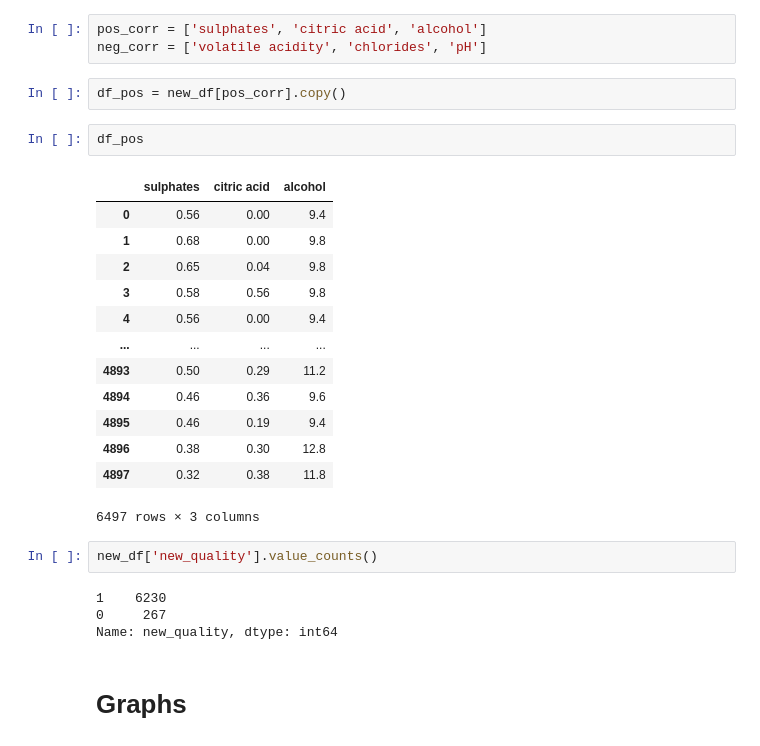
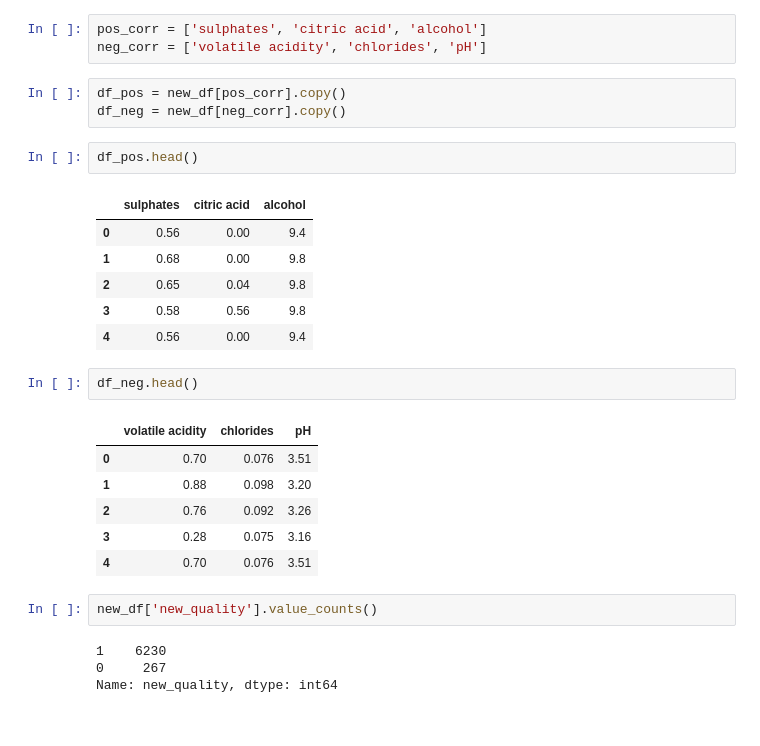
Before and after one commit to Harshal12355/Wine-Quality, a Jupyter notebook: wine-quality.ipynb, the cells around one changed output. Cells and saved outputs as stored; diff of their text form.

```diff
--- a/wine-quality.ipynb
+++ b/wine-quality.ipynb
@@ -266,27 +274,28 @@ pos_corr = ['sulphates', 'citric acid', 'alcohol']
 neg_corr = ['volatile acidity', 'chlorides', 'pH']
 # %%
 df_pos = new_df[pos_corr].copy()
+df_neg = new_df[neg_corr].copy()
 # %%
-df_pos
+df_pos.head()
 # %% [output]
 |  | sulphates | citric acid | alcohol |
 | 0 | 0.56 | 0.00 | 9.4 |
 | 1 | 0.68 | 0.00 | 9.8 |
 | 2 | 0.65 | 0.04 | 9.8 |
 | 3 | 0.58 | 0.56 | 9.8 |
 | 4 | 0.56 | 0.00 | 9.4 |
-| ... | ... | ... | ... |
-| 4893 | 0.50 | 0.29 | 11.2 |
-| 4894 | 0.46 | 0.36 | 9.6 |
-| 4895 | 0.46 | 0.19 | 9.4 |
-| 4896 | 0.38 | 0.30 | 12.8 |
-| 4897 | 0.32 | 0.38 | 11.8 |
-6497 rows × 3 columns
+# %%
+df_neg.head()
+# %% [output]
+|  | volatile acidity | chlorides | pH |
+| 0 | 0.70 | 0.076 | 3.51 |
+| 1 | 0.88 | 0.098 | 3.20 |
+| 2 | 0.76 | 0.092 | 3.26 |
+| 3 | 0.28 | 0.075 | 3.16 |
+| 4 | 0.70 | 0.076 | 3.51 |
 # %%
 new_df['new_quality'].value_counts()
 # %% [output]
 1    6230
 0     267
 Name: new_quality, dtype: int64
-# %% [markdown]
-# Graphs
```
Also changed, not shown: parts of 11 cells of this notebook.
